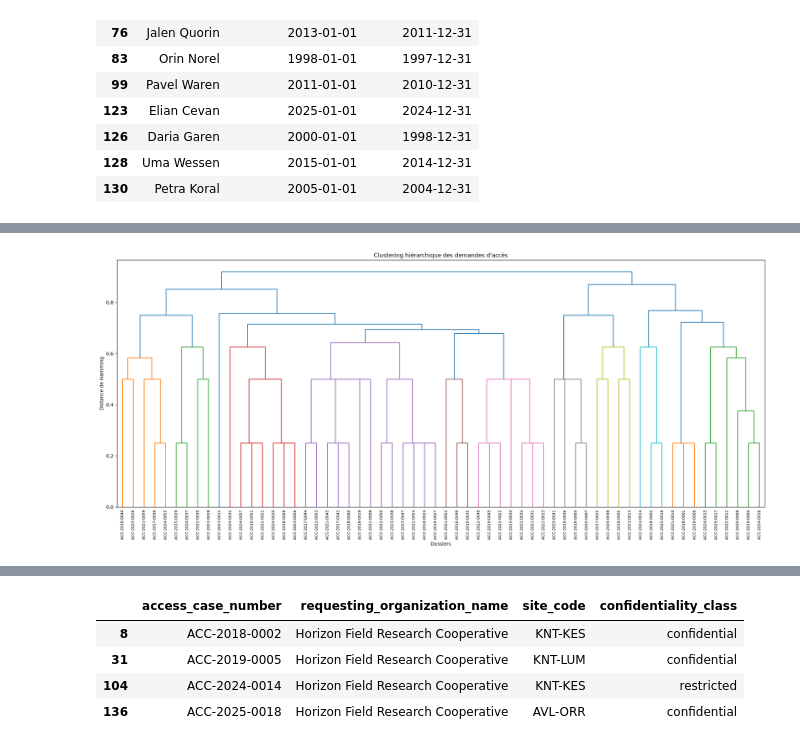
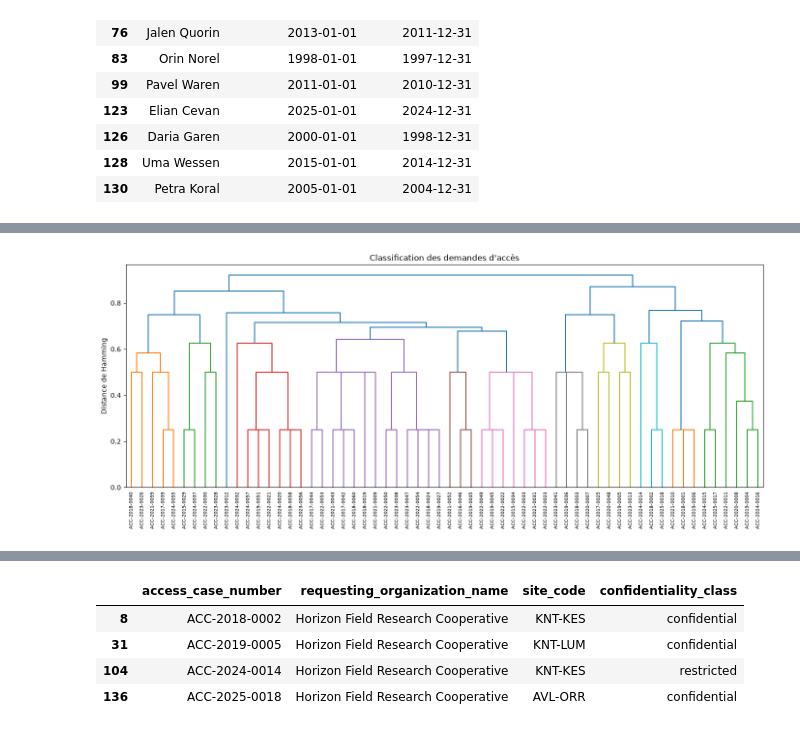
Before and after one commit to LeoMor1/20262027-UE-DataMining-Project, a Jupyter notebook: Public_Records_part.ipynb, the cells around one changed output, grey strips where cells are left out. Drawn from its saved outputs; the diff is of its cells as text; code cells hidden in the pictures.

```diff
--- a/Public_Records_part.ipynb
+++ b/Public_Records_part.ipynb
@@ -1262,20 +473,10 @@ Nous utilisons les quatre variables d'origine afin que chaque caractéristique a
 # %%
 from scipy.spatial.distance import pdist, squareform
 
-# Conversion des catégories en codes numériques
+variables_clustering = ["site_code", "access_purpose", "equipment_category", "confidentiality_class"]
+X = df_dossiers[variables_clustering].copy()
 X_codes = X.apply(lambda col: col.astype("category").cat.codes)
-
-# Calcul de la distance de Hamming
-distances = squareform(
-    pdist(X_codes.to_numpy(), metric="hamming")
+distances = squareform(pdist(X_codes.to_numpy(), metric="hamming"))
+matrice_distances = pd.DataFrame(
+    distances, index=df_dossiers["access_case_number"], columns=df_dossiers["access_case_number"]
 )
-
-matrice_distances = pd.DataFrame(
-    distances,
-    index=df_dossiers["access_case_number"],
-    columns=df_dossiers["access_case_number"]
-)
-
-print("Dimensions :", matrice_distances.shape)
-
-display(matrice_distances.iloc[:10, :10])
@@ -1353,29 +506,13 @@ Nous utiliserons la matrice de distances précédemment calculée afin de constr
 # %%
-from scipy.cluster.hierarchy import linkage, dendrogram
-import matplotlib.pyplot as plt
+from scipy.cluster.hierarchy import linkage, dendrogram, fcluster
 
-# Clustering hiérarchique à partir des distances de Hamming
-Z = linkage(
-    pdist(X_codes.to_numpy(), metric="hamming"),
-    method="average"
-)
-
-# Dendrogramme
-plt.figure(figsize=(20, 9))
-
-dendrogram(
-    Z,
-    labels=df_dossiers["access_case_number"].values,
-    leaf_rotation=90,
-    leaf_font_size=8
-)
-
-plt.title("Clustering hiérarchique des demandes d'accès")
-plt.xlabel("Dossiers")
+Z = linkage(pdist(X_codes.to_numpy(), metric="hamming"), method="average")
+plt.figure(figsize=(14, 6))
+dendrogram(Z, labels=df_dossiers["access_case_number"].values, leaf_rotation=90, leaf_font_size=7)
+plt.title("Classification des demandes d'accès")
 plt.ylabel("Distance de Hamming")
-
 plt.tight_layout()
 plt.show()
 # %% [output]
-[figure, old version]
+[figure, new version]
 # %% [markdown]
```
Also changed, not shown: parts of 267 cells of this notebook, 1 other file.
